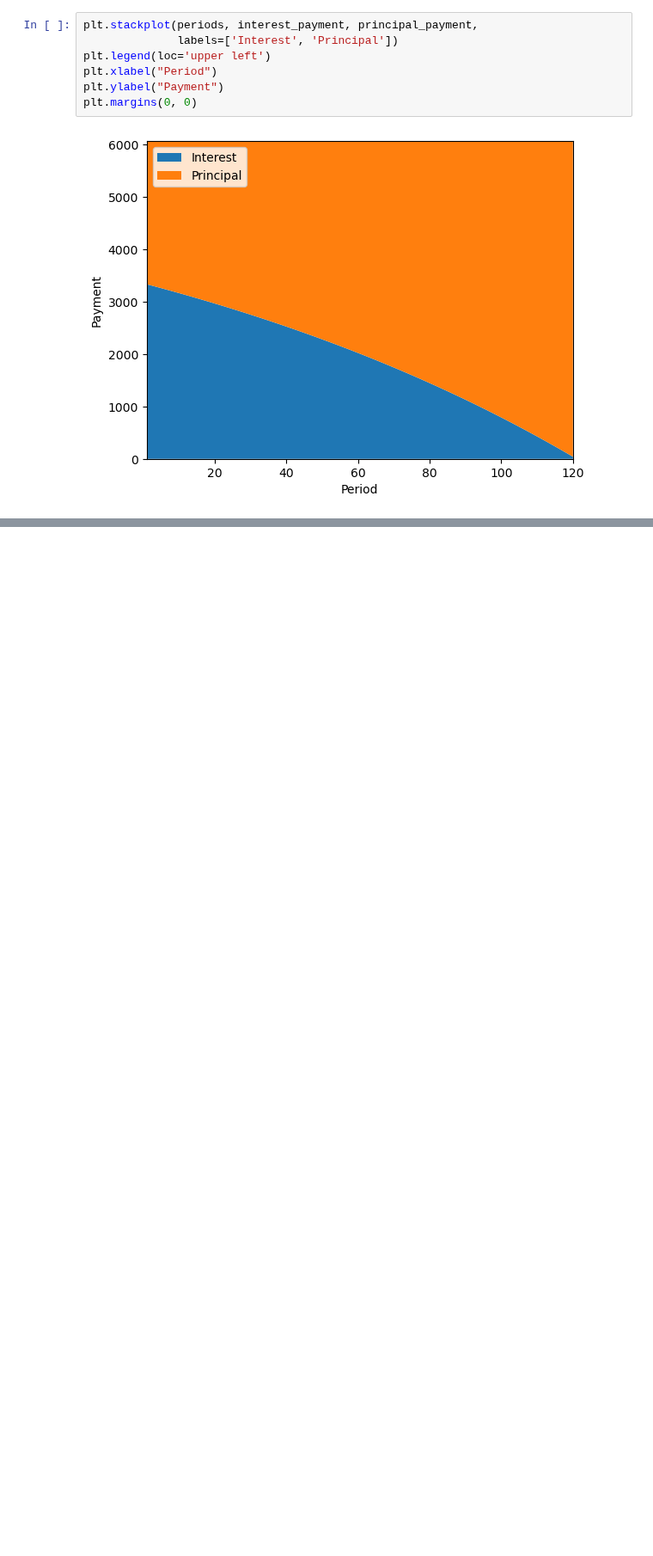
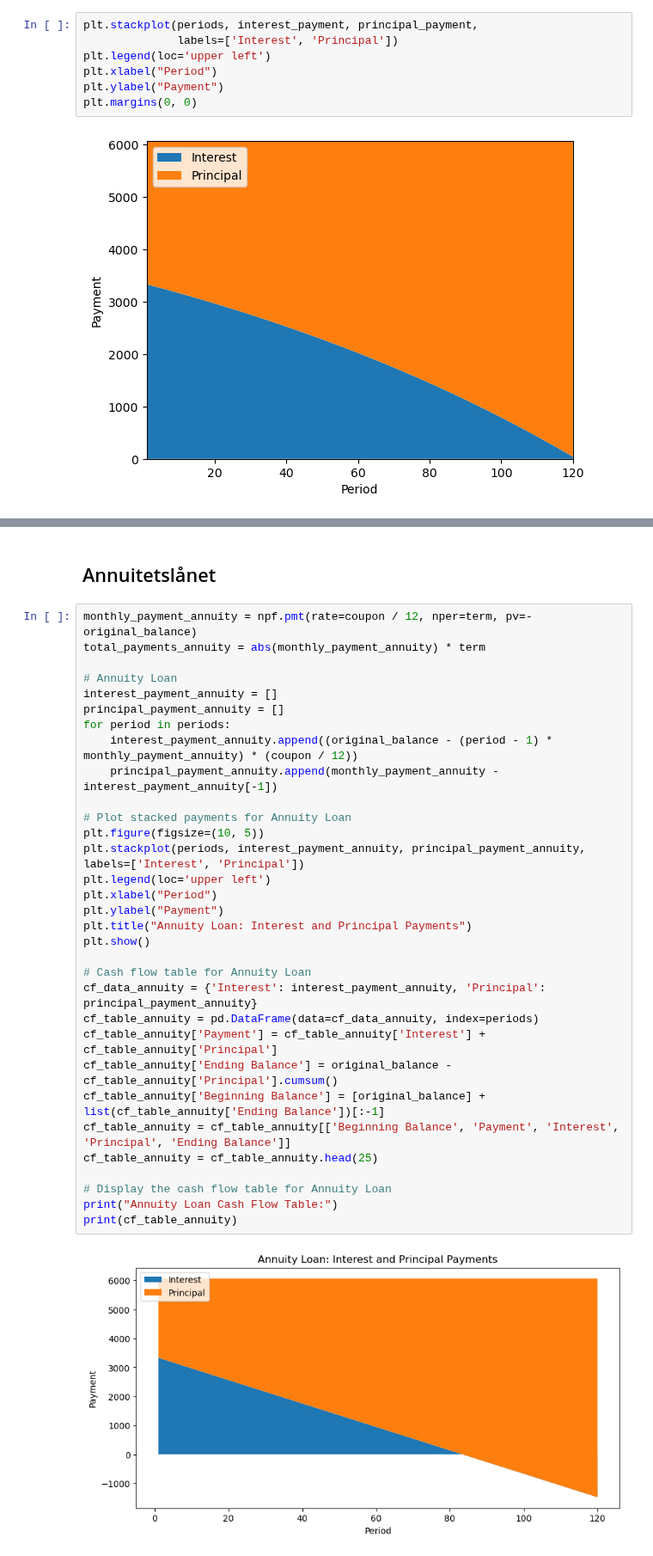
Before and after one commit to 591118/ProsjektADAH2023, a Jupyter notebook: test.ipynb, the cells around one changed output, grey strips where cells are left out. Shown at 86% size. Saved outputs shown, nothing was run; the diff lists cells and outputs as text; blank space fills up the shorter version.

```diff
--- a/test.ipynb
+++ b/test.ipynb
@@ -50,0 +129,36 @@ cf_table.head(8)
+# %% [markdown]
+## Annuitetslånet
+# %%
+monthly_payment_annuity = npf.pmt(rate=coupon / 12, nper=term, pv=-original_balance)
+total_payments_annuity = abs(monthly_payment_annuity) * term
+
+# Annuity Loan
+interest_payment_annuity = []
+principal_payment_annuity = []
+for period in periods:
+    interest_payment_annuity.append((original_balance - (period - 1) * monthly_payment_annuity) * (coupon / 12))
+    principal_payment_annuity.append(monthly_payment_annuity - interest_payment_annuity[-1])
+
+# Plot stacked payments for Annuity Loan
+plt.figure(figsize=(10, 5))
+plt.stackplot(periods, interest_payment_annuity, principal_payment_annuity, labels=['Interest', 'Principal'])
+plt.legend(loc='upper left')
+plt.xlabel("Period")
+plt.ylabel("Payment")
+plt.title("Annuity Loan: Interest and Principal Payments")
+plt.show()
+
+# Cash flow table for Annuity Loan
+cf_data_annuity = {'Interest': interest_payment_annuity, 'Principal': principal_payment_annuity}
+cf_table_annuity = pd.DataFrame(data=cf_data_annuity, index=periods)
+cf_table_annuity['Payment'] = cf_table_annuity['Interest'] + cf_table_annuity['Principal']
+cf_table_annuity['Ending Balance'] = original_balance - cf_table_annuity['Principal'].cumsum()
+cf_table_annuity['Beginning Balance'] = [original_balance] + list(cf_table_annuity['Ending Balance'])[:-1]
+cf_table_annuity = cf_table_annuity[['Beginning Balance', 'Payment', 'Interest', 'Principal', 'Ending Balance']]
+cf_table_annuity = cf_table_annuity.head(25)
+
+# Display the cash flow table for Annuity Loan
+print("Annuity Loan Cash Flow Table:")
+print(cf_table_annuity)
+# %% [output]
+[figure, added]
```
Also changed, not shown: parts of 10 cells of this notebook, 5 other files.
